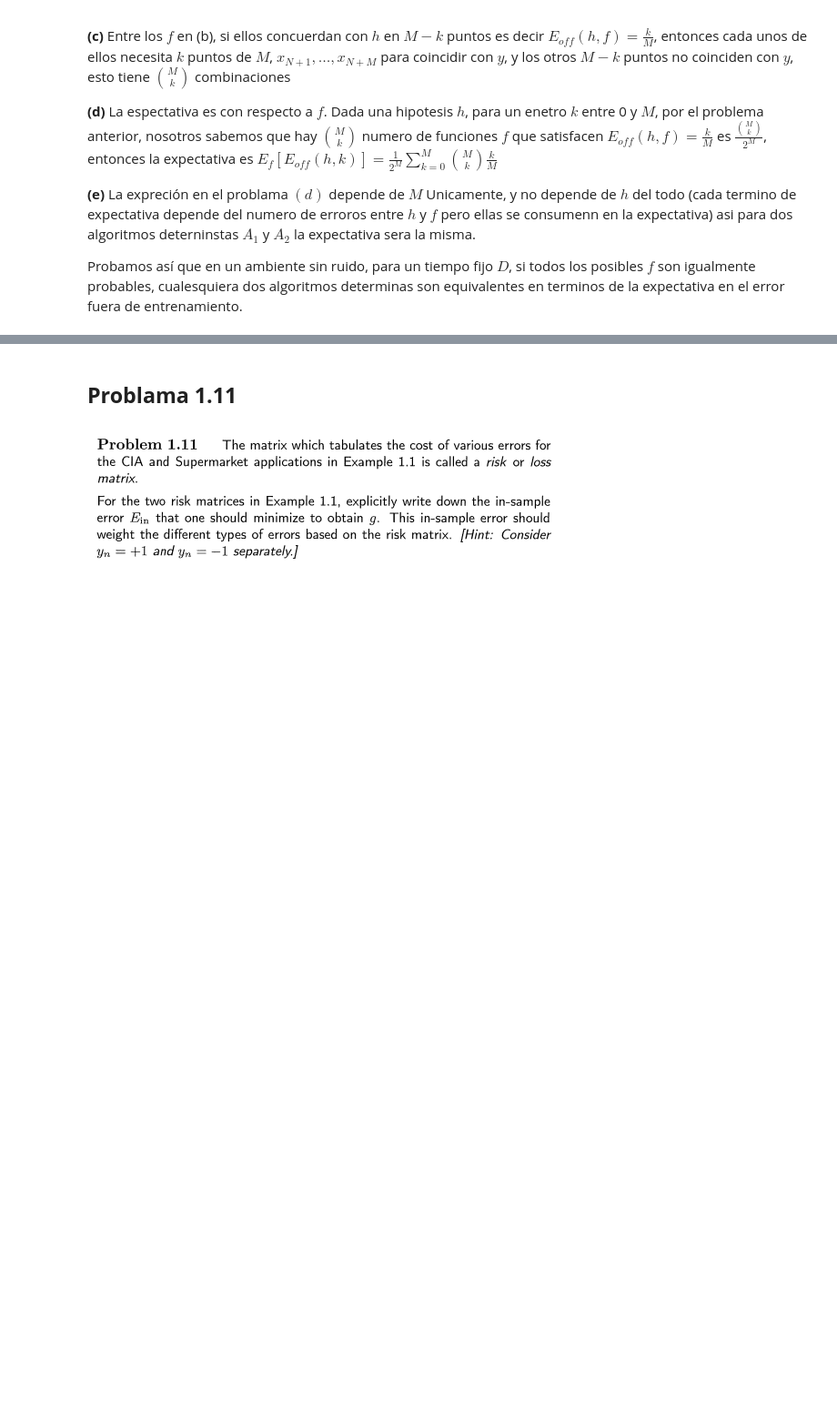
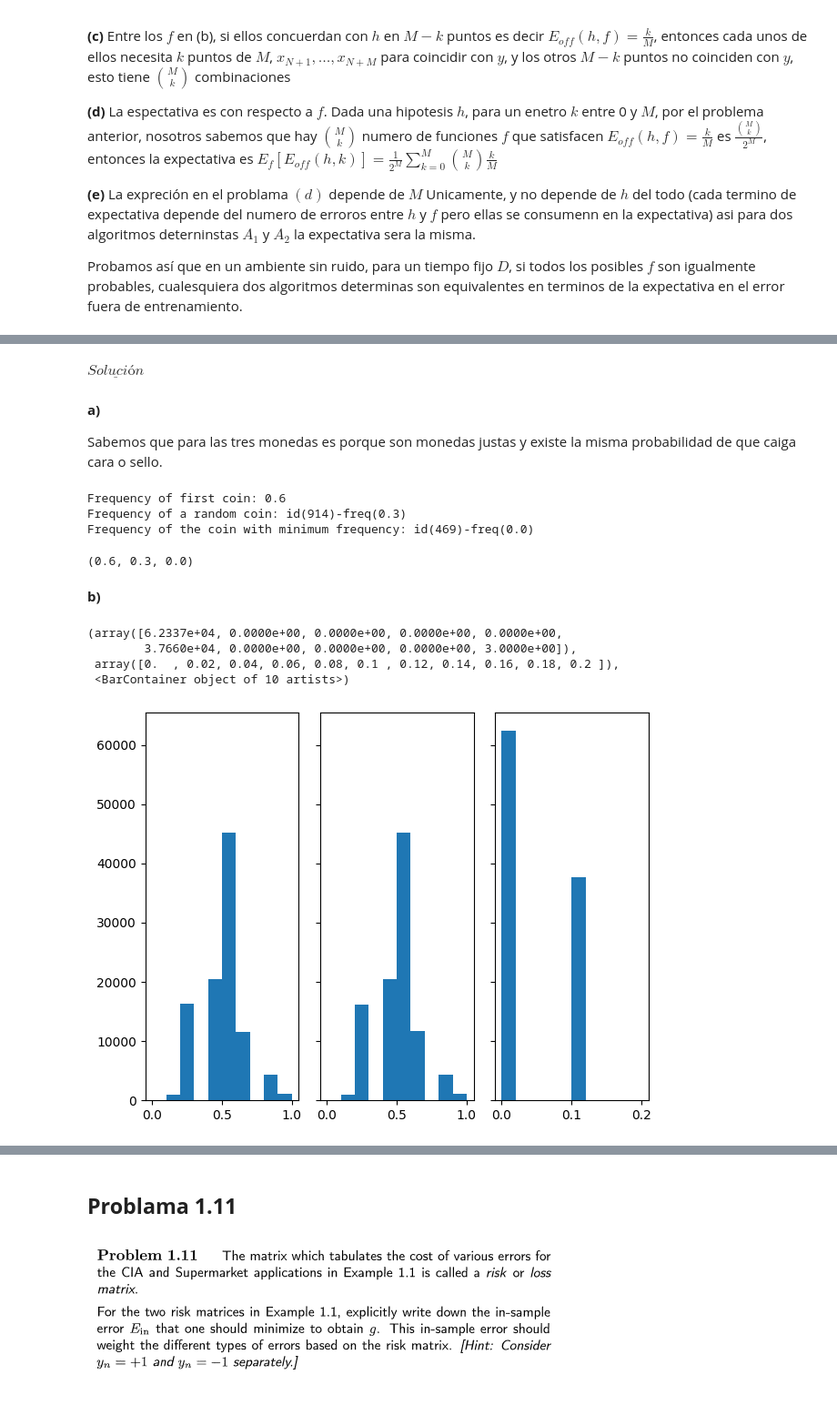
Before and after one commit to brromeroc/Ejercicioslearningfromdata, a Jupyter notebook: Solución_Ejercicios_Learning_from_data.ipynb, the cells around one changed output, grey strips where cells are left out. Shown at 91% size. Saved outputs shown, nothing was run; the diff lists cells and outputs as text; code cells hidden in the pictures; blank space fills up the shorter version.

```diff
--- a/Solución_Ejercicios_Learning_from_data.ipynb
+++ b/Solución_Ejercicios_Learning_from_data.ipynb
@@ -104,0 +107,2 @@ Probamos así que en un ambiente sin ruido, para un tiempo fijo $D$, si todos lo
+# %% [markdown]
+$\underline{\textit{Solución}}$
@@ -104,0 +162,37 @@ Probamos así que en un ambiente sin ruido, para un tiempo fijo $D$, si todos lo
+# %% [markdown]
+**a)**
+
+Sabemos que para las tres monedas es  porque son monedas justas y existe la misma probabilidad de que caiga cara o sello.
+# %%
+total_coins = 1000
+total_flips = 10
+run_once(total_coins, total_flips, True)
+# %% [output]
+Frequency of first coin: 0.6
+Frequency of a random coin: id(914)-freq(0.3)
+Frequency of the coin with minimum frequency: id(469)-freq(0.0)
+(0.6, 0.3, 0.0)
+# %% [markdown]
+**b)**
+# %%
+total_coins = 1000
+total_flips = 10
+total_runs = 100000
+v1s, vrands, vmins = [],[],[]
+for run in range(total_runs):
+    v1,vrand,vmin = run_once(total_coins, total_flips)
+    v1s.append(v1)
+    vrands.append(vrand)
+    vmins.append(vmin)
+
+fig, axs = plt.subplots(1,3,sharey=True, tight_layout=True)
+n_bins = 10
+axs[0].hist(v1s,bins=n_bins)
+axs[1].hist(vrands,bins=n_bins)
+axs[2].hist(vmins,bins=n_bins)
+# %% [output]
+(array([6.2337e+04, 0.0000e+00, 0.0000e+00, 0.0000e+00, 0.0000e+00,
+        3.7660e+04, 0.0000e+00, 0.0000e+00, 0.0000e+00, 3.0000e+00]),
+ array([0.  , 0.02, 0.04, 0.06, 0.08, 0.1 , 0.12, 0.14, 0.16, 0.18, 0.2 ]),
+ <BarContainer object of 10 artists>)
+[figure, added]
```
Also changed, not shown: parts of 9 cells of this notebook.
